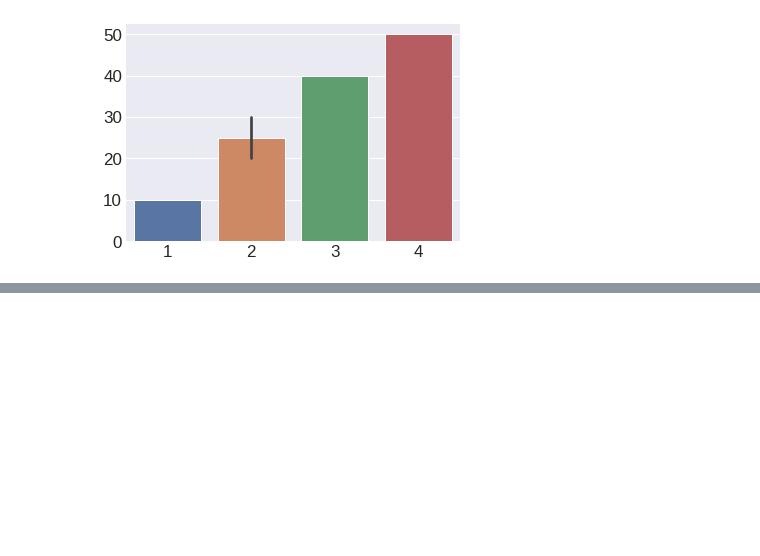
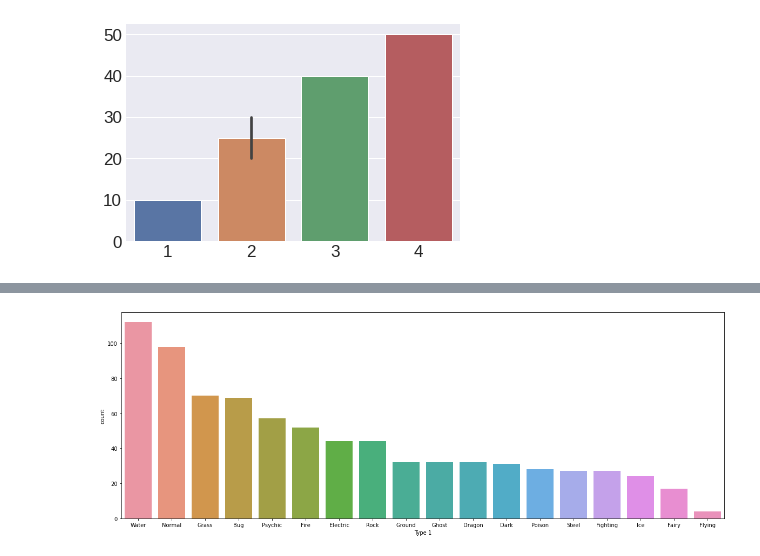
Before and after one commit to RASHMI1110/inevitables, a Jupyter notebook: fods_lab_encode.ipynb, the cells around one changed output, grey strips where cells are left out. Saved outputs shown, nothing was run; the diff lists cells and outputs as text; code cells hidden in the pictures; blank space fills up the shorter version.

```diff
--- a/fods_lab_encode.ipynb
+++ b/fods_lab_encode.ipynb
@@ -685,3 +685,6 @@ sns.barplot(x=x1,y=y1)
 plt.show()
 # %% [output]
 [figure]
+# %%
+p=pd.read_csv('pokemon_updated.csv')
+p
@@ -687,0 +705,6 @@ plt.show()
+# %%
+plt.figure(figsize=(20,7))
+sns.countplot(x=p['Type 1'],order=p['Type 1'].value_counts().index)
+plt.show()
+# %% [output]
+[figure, added]
```
Also changed, not shown: parts of 26 cells of this notebook.
